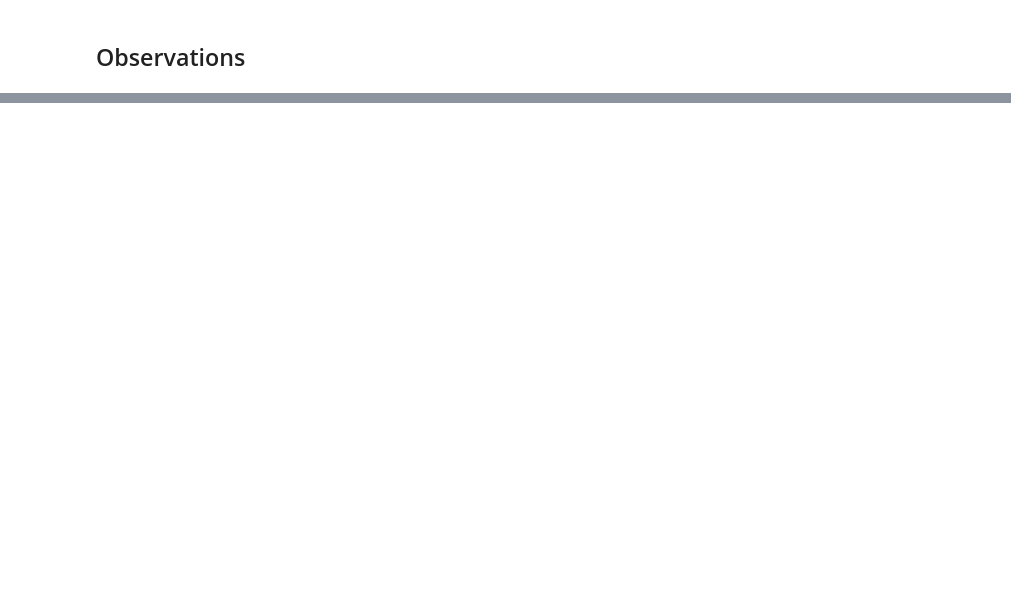
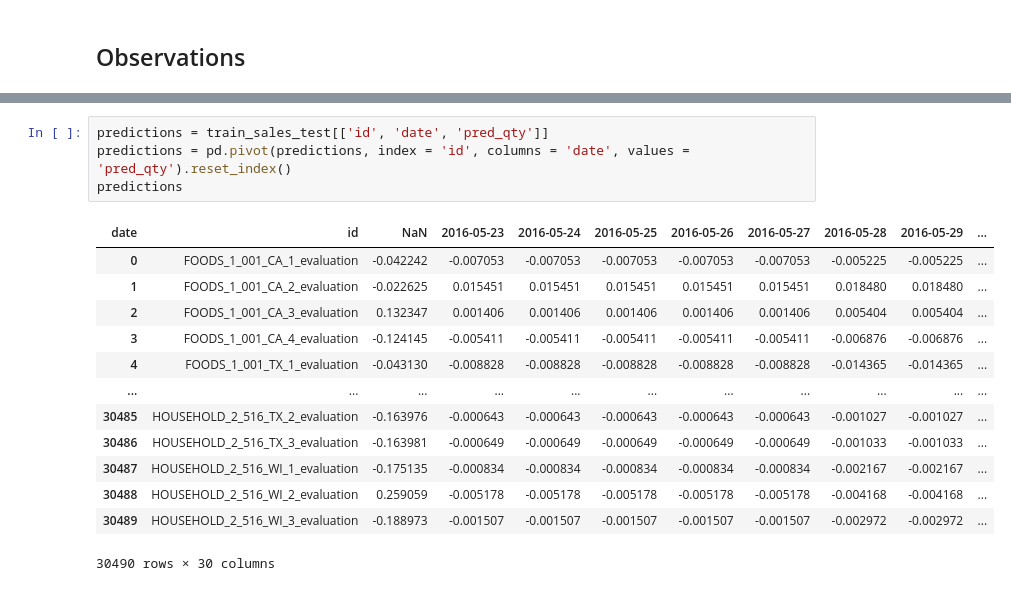
Before and after one commit to khanh22mse23057/python4engineer-assignments, a Jupyter notebook: Assignments3_M5_Forecasting_with_LSTM_and_LightGBM.ipynb, the cells around one changed output, grey strips where cells are left out. Cells and saved outputs as stored; diff of their text form; blank space fills up the shorter version.

```diff
--- a/Assignments3_M5_Forecasting_with_LSTM_and_LightGBM.ipynb
+++ b/Assignments3_M5_Forecasting_with_LSTM_and_LightGBM.ipynb
@@ -700,0 +799,18 @@ KeyError: ignored
+# %%
+predictions = train_sales_test[['id', 'date', 'pred_qty']]
+predictions = pd.pivot(predictions, index = 'id', columns = 'date', values = 'pred_qty').reset_index()
+predictions
+# %% [output]
+| date | id | NaN | 2016-05-23 | 2016-05-24 | 2016-05-25 | 2016-05-26 | 2016-05-27 | 2016-05-28 | 2016-05-29 | ... |
+| 0 | FOODS_1_001_CA_1_evaluation | -0.042242 | -0.007053 | -0.007053 | -0.007053 | -0.007053 | -0.007053 | -0.005225 | -0.005225 | ... |
+| 1 | FOODS_1_001_CA_2_evaluation | -0.022625 | 0.015451 | 0.015451 | 0.015451 | 0.015451 | 0.015451 | 0.018480 | 0.018480 | ... |
+| 2 | FOODS_1_001_CA_3_evaluation | 0.132347 | 0.001406 | 0.001406 | 0.001406 | 0.001406 | 0.001406 | 0.005404 | 0.005404 | ... |
+| 3 | FOODS_1_001_CA_4_evaluation | -0.124145 | -0.005411 | -0.005411 | -0.005411 | -0.005411 | -0.005411 | -0.006876 | -0.006876 | ... |
+| 4 | FOODS_1_001_TX_1_evaluation | -0.043130 | -0.008828 | -0.008828 | -0.008828 | -0.008828 | -0.008828 | -0.014365 | -0.014365 | ... |
+| ... | ... | ... | ... | ... | ... | ... | ... | ... | ... | ... |
+| 30485 | HOUSEHOLD_2_516_TX_2_evaluation | -0.163976 | -0.000643 | -0.000643 | -0.000643 | -0.000643 | -0.000643 | -0.001027 | -0.001027 | ... |
+| 30486 | HOUSEHOLD_2_516_TX_3_evaluation | -0.163981 | -0.000649 | -0.000649 | -0.000649 | -0.000649 | -0.000649 | -0.001033 | -0.001033 | ... |
+| 30487 | HOUSEHOLD_2_516_WI_1_evaluation | -0.175135 | -0.000834 | -0.000834 | -0.000834 | -0.000834 | -0.000834 | -0.002167 | -0.002167 | ... |
+| 30488 | HOUSEHOLD_2_516_WI_2_evaluation | 0.259059 | -0.005178 | -0.005178 | -0.005178 | -0.005178 | -0.005178 | -0.004168 | -0.004168 | ... |
+| 30489 | HOUSEHOLD_2_516_WI_3_evaluation | -0.188973 | -0.001507 | -0.001507 | -0.001507 | -0.001507 | -0.001507 | -0.002972 | -0.002972 | ... |
+30490 rows × 30 columns
```
Also changed, not shown: parts of 37 cells of this notebook.
